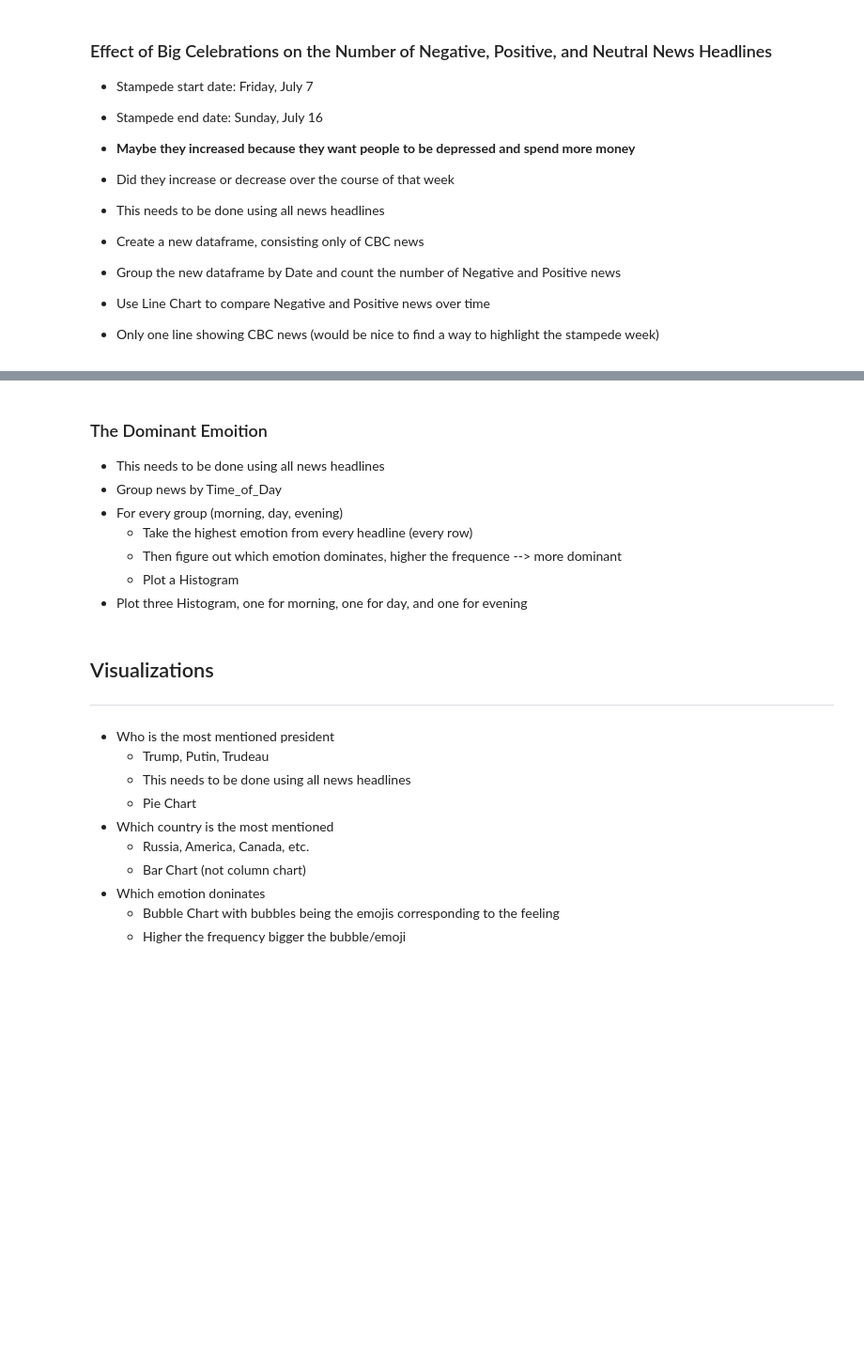
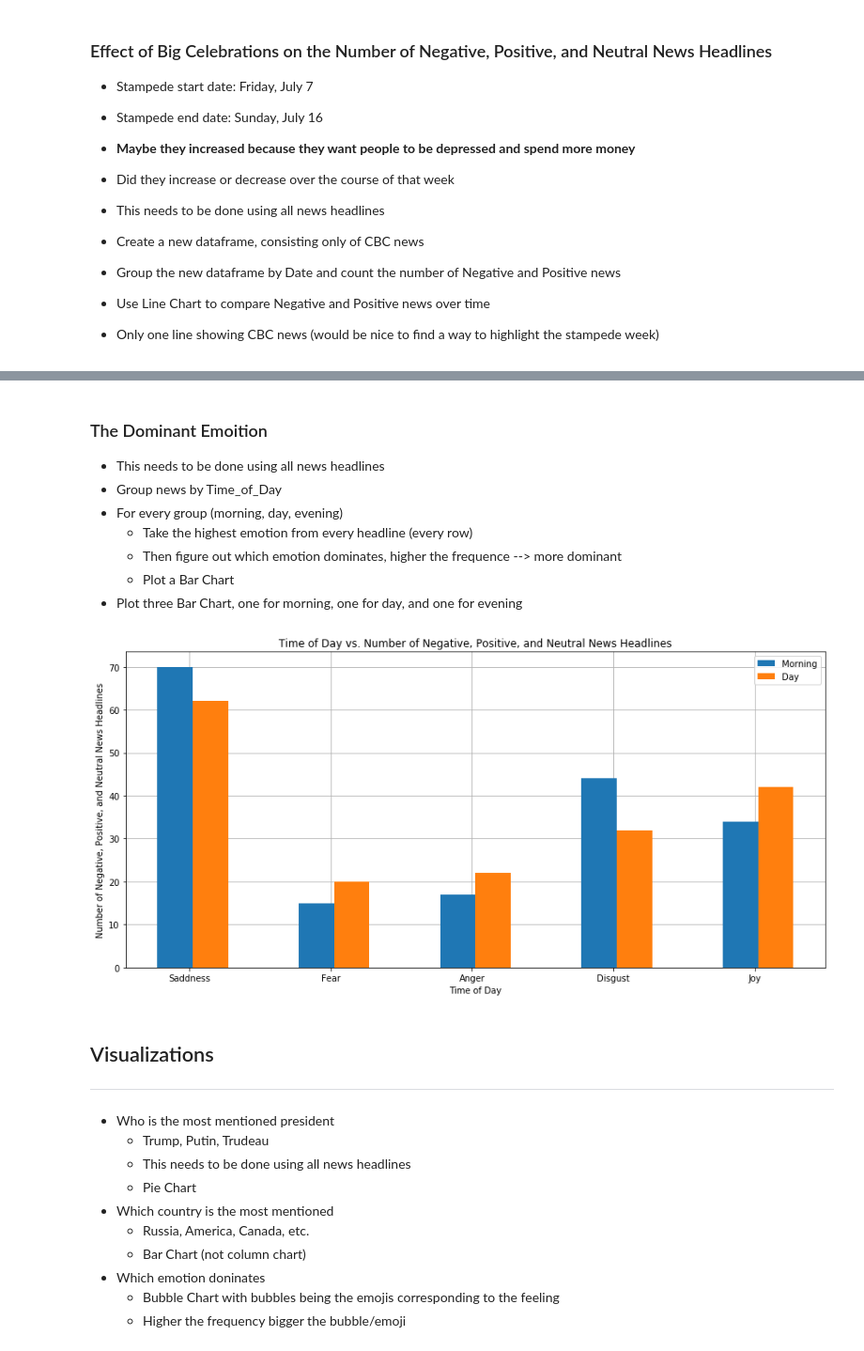
Before and after one commit to 00111000/Analyzing-Trends-in-News-Headlines, a Jupyter notebook: Analyzing-Trends-in-News-Headlines.ipynb, the cells around one changed output, grey strips where cells are left out. Shown at 94% size. Saved outputs shown, nothing was run; the diff lists cells and outputs as text; code cells hidden in the pictures; blank space fills up the shorter version.

```diff
--- a/Analyzing-Trends-in-News-Headlines.ipynb
+++ b/Analyzing-Trends-in-News-Headlines.ipynb
@@ -442,8 +530,59 @@ Name: SENTIMENT_LABEL, dtype: int64
 * For every group (morning, day, evening)
     * Take the highest emotion from every headline (every row)
     * Then figure out which emotion dominates, higher the frequence --> more dominant
-    * Plot a Histogram
-* Plot three Histogram, one for morning, one for day, and one for evening
+    * Plot a Bar Chart
+* Plot three Bar Chart, one for morning, one for day, and one for evening
+# %%
+# Define a list labels
+labels = ['Saddness', 'Fear', 'Anger', 'Disgust', 'Joy']
+
+# Define a list of ids, which is the size of the number of emotions
+ids = [0, 1, 2, 3, 4]
+
+# Create a dataframe of dominant emotion per date
+# x-axis is the date (2017-07-12 --> 0, 2017-07-13 --> 1, ...])
+# y-axis is time of day (Morning, Day, Evening)
+emotions_by_time_of_day = sample.groupby('TIME_OF_DAY')[['EMOTION_SADNESS',
+                                                         'EMOTION_FEAR',
+                                                         'EMOTION_ANGER',
+                                                         'EMOTION_DISGUST',
+                                                         'EMOTION_JOY']].idxmax(axis = 1, skipna = True)
+
+# Create a dataframe of number of each dominant emotion for Morning, Day, and Evening
+emotion_count = emotions_by_time_of_day.apply(pd.Series.value_counts, axis = 1)
+
+# Plot Bar Chart
+fig1, ax1 = plt.subplots(figsize = (12, 6))
+
+# Bar Chart settings
+ax1.bar(ids, [emotion_count['EMOTION_SADNESS']['Morning'],
+                          emotion_count['EMOTION_FEAR']['Morning'],
+                          emotion_count['EMOTION_ANGER']['Morning'],
+                          emotion_count['EMOTION_DISGUST']['Morning'],
+                          emotion_count['EMOTION_JOY']['Morning']], zorder = 3, width = 0.25, label = 'Morning')
+
+ax1.bar([(x + 0.25) for x in ids], [emotion_count['EMOTION_SADNESS']['Day'],
+                          emotion_count['EMOTION_FEAR']['Day'],
+                          emotion_count['EMOTION_ANGER']['Day'],
+                          emotion_count['EMOTION_DISGUST']['Day'],
+                          emotion_count['EMOTION_JOY']['Day']], zorder = 3, width = 0.25, label = 'Day')
+
+# Define labels
+plt.title('Time of Day vs. Number of Negative, Positive, and Neutral News Headlines')
+plt.xlabel('Time of Day')
+plt.ylabel('Number of Negative, Positive, and Neutral News Headlines')
+
+# Define the tricks on the x-axis to be the country names
+plt.xticks([(x + 0.1) for x in ids], labels)
+
+# Plot settings
+plt.tight_layout()
+plt.legend()
+plt.grid(zorder = 0)
+
+plt.show()
+# %% [output]
+[figure, added]
 # %% [markdown]
 ## Visualizations
 ---
```
Also changed, not shown: parts of 6 cells of this notebook.
